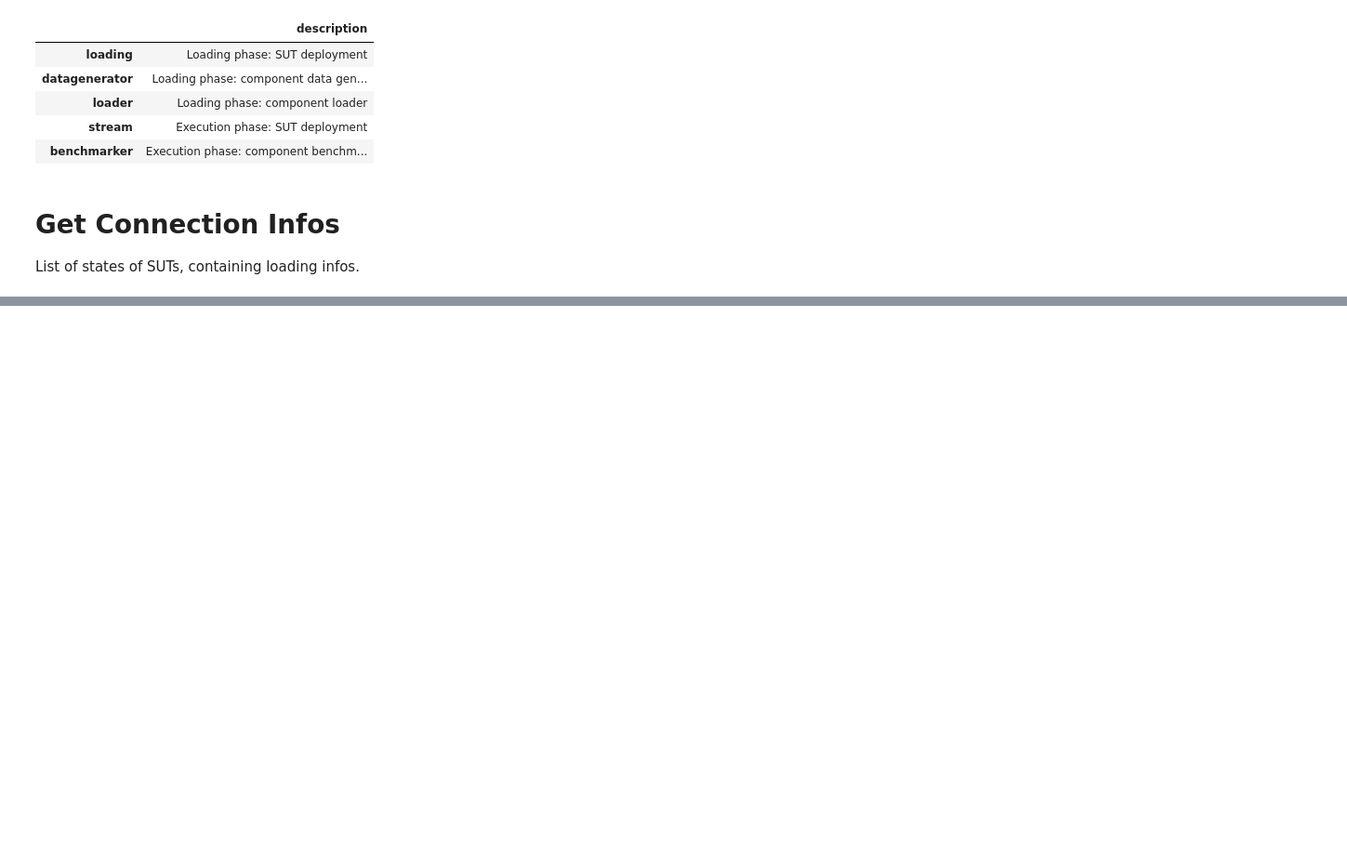
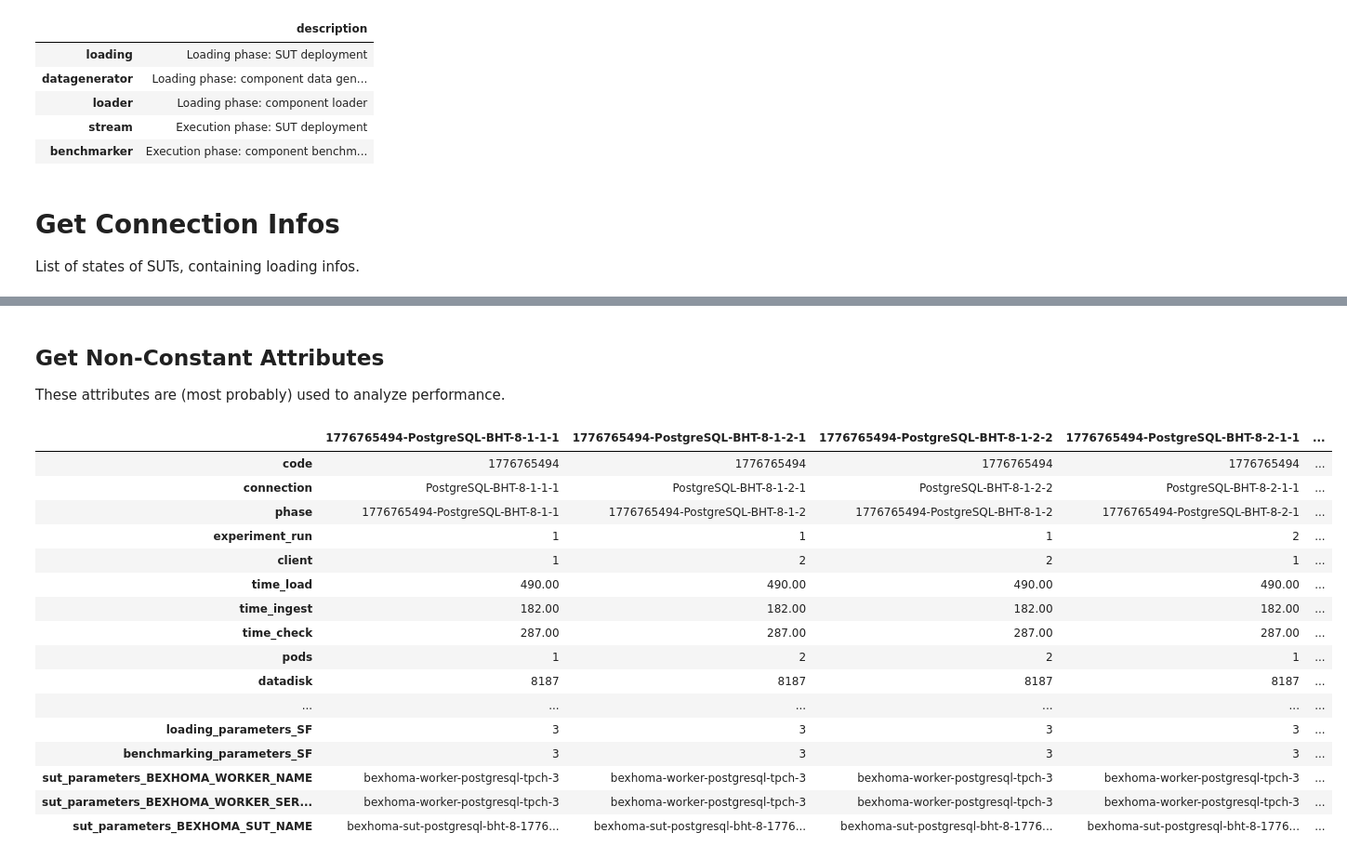
Before and after one commit to Beuth-Erdelt/Benchmark-Experiment-Host-Manager, a Jupyter notebook: dev/Collector-TPC-H.ipynb, the cells around one changed output, grey strips where cells are left out. Shown at 93% size. Saved outputs shown, nothing was run; the diff lists cells and outputs as text; code cells hidden in the pictures; blank space fills up the shorter version.

Commit message:
Collector: cleaner notebooks

```diff
--- a/dev/Collector-TPC-H.ipynb
+++ b/dev/Collector-TPC-H.ipynb
@@ -89,8 +25,8 @@ b_plot_save = False
 b_skip_plots = True
 # %%
 codes = [
-    "1776508434",
-    "1776550283"
+    "1776765494",
+    "1776766994"
 ]
 
 codes
@@ -99,5 +35,5 @@ codes
 # %%
-collect = collectors.default(path, codes)
+collect = collectors.dbmsbenchmarker(path, codes)
 # %% [markdown]
 # Get all Metrics Metadata
 # %% [markdown]
@@ -188,3 +79,0 @@ df_performance.T
-# %%
-df_performance = collect.add_metadata(df_performance)
-df_performance.T
@@ -235,3 +79,0 @@ df.T
-# %%
-df_performance = collect.add_metadata(df)
-df_performance.T
@@ -323,0 +119,24 @@ df_performance.T
+# %% [markdown]
+## Get Non-Constant Attributes
+
+These attributes are (most probably) used to analyze performance.
+# %%
+collectors.get_non_constant(df).T
+# %% [output]
+|  | 1776765494-PostgreSQL-BHT-8-1-1-1 | 1776765494-PostgreSQL-BHT-8-1-2-1 | 1776765494-PostgreSQL-BHT-8-1-2-2 | 1776765494-PostgreSQL-BHT-8-2-1-1 | ... |
+| code | 1776765494 | 1776765494 | 1776765494 | 1776765494 | ... |
+| connection | PostgreSQL-BHT-8-1-1-1 | PostgreSQL-BHT-8-1-2-1 | PostgreSQL-BHT-8-1-2-2 | PostgreSQL-BHT-8-2-1-1 | ... |
+| phase | 1776765494-PostgreSQL-BHT-8-1-1 | 1776765494-PostgreSQL-BHT-8-1-2 | 1776765494-PostgreSQL-BHT-8-1-2 | 1776765494-PostgreSQL-BHT-8-2-1 | ... |
+| experiment_run | 1 | 1 | 1 | 2 | ... |
+| client | 1 | 2 | 2 | 1 | ... |
+| time_load | 490.00 | 490.00 | 490.00 | 490.00 | ... |
+| time_ingest | 182.00 | 182.00 | 182.00 | 182.00 | ... |
+| time_check | 287.00 | 287.00 | 287.00 | 287.00 | ... |
+| pods | 1 | 2 | 2 | 1 | ... |
+| datadisk | 8187 | 8187 | 8187 | 8187 | ... |
+| ... | ... | ... | ... | ... | ... |
+| loading_parameters_SF | 3 | 3 | 3 | 3 | ... |
+| benchmarking_parameters_SF | 3 | 3 | 3 | 3 | ... |
+| sut_parameters_BEXHOMA_WORKER_NAME | bexhoma-worker-postgresql-tpch-3 | bexhoma-worker-postgresql-tpch-3 | bexhoma-worker-postgresql-tpch-3 | bexhoma-worker-postgresql-tpch-3 | ... |
+| sut_parameters_BEXHOMA_WORKER_SER... | bexhoma-worker-postgresql-tpch-3 | bexhoma-worker-postgresql-tpch-3 | bexhoma-worker-postgresql-tpch-3 | bexhoma-worker-postgresql-tpch-3 | ... |
+| sut_parameters_BEXHOMA_SUT_NAME | bexhoma-sut-postgresql-bht-8-1776... | bexhoma-sut-postgresql-bht-8-1776... | bexhoma-sut-postgresql-bht-8-1776... | bexhoma-sut-postgresql-bht-8-1776... | ... |
```
Also changed, not shown: parts of 141 cells of this notebook, 16 other files.
